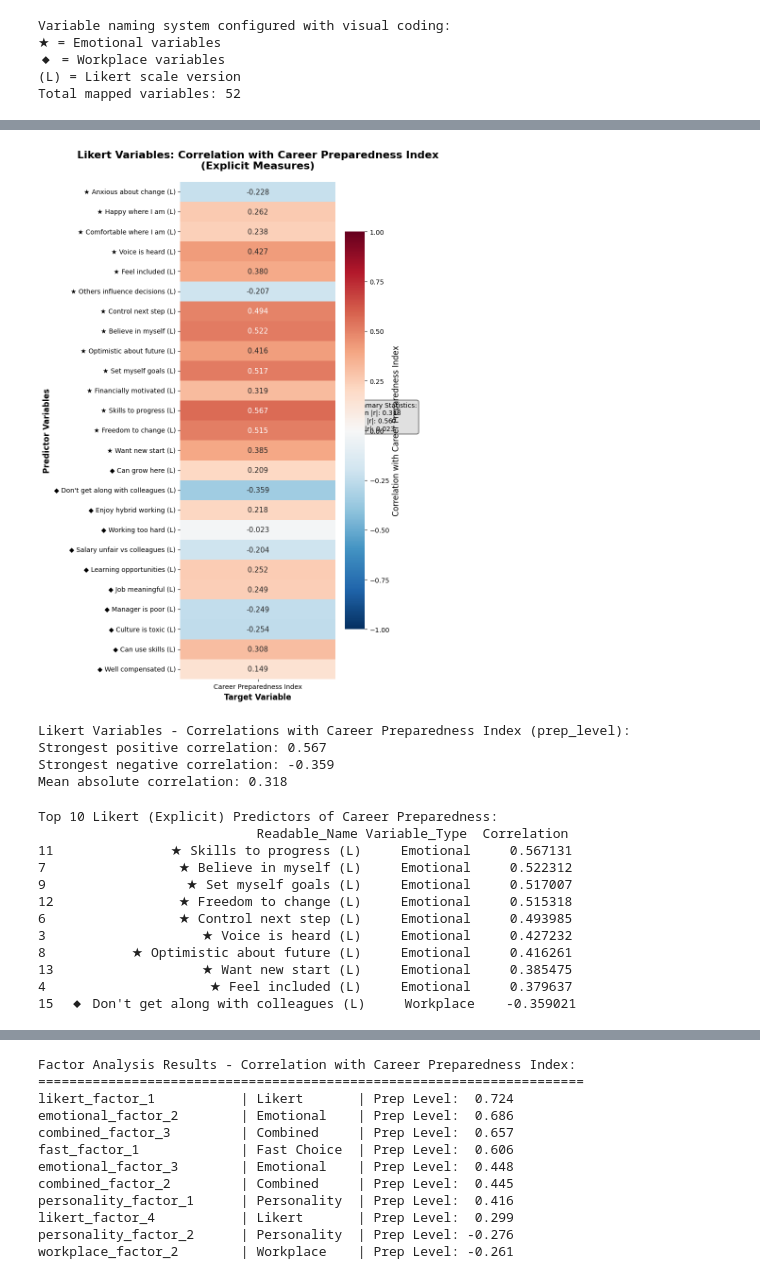
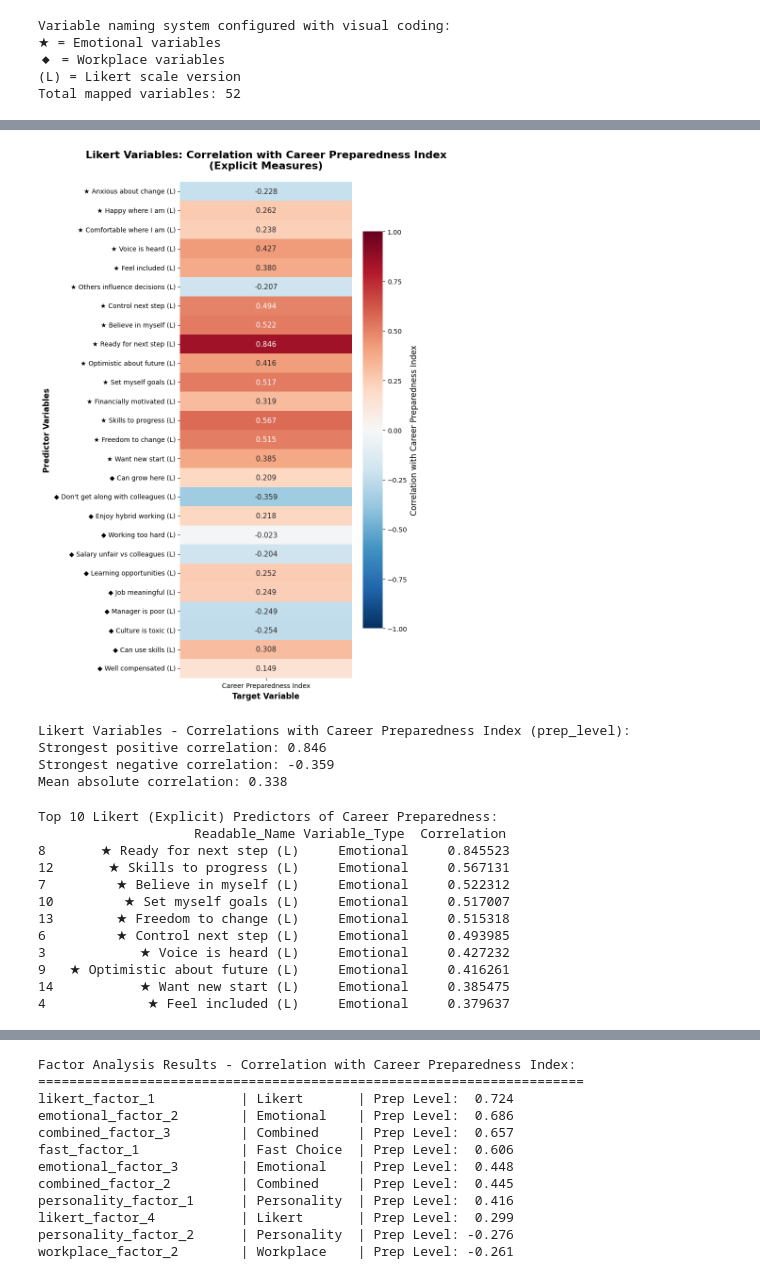
Before and after one commit to Ry-Rousseau/Career_Preparedness_Analysis, a Jupyter notebook: notebooks/predicting_preparedness.ipynb, the cells around one changed output, grey strips where cells are left out. Drawn from its saved outputs; the diff is of its cells as text; code cells hidden in the pictures.

Commit message:
final visualizations

```diff
--- a/notebooks/predicting_preparedness.ipynb
+++ b/notebooks/predicting_preparedness.ipynb
@@ -41,8 +41,8 @@ print(f"Using dataset with factor analysis results")
 preparedness_vars = ['es_fgen', 'el_lgen']  # Fast choice and Likert versions
 
 # Define emotional predictors
-emotional_fast = [col for col in data.columns if col.startswith('es_') and col != 'es_fgen']
-emotional_likert = [col for col in data.columns if col.startswith('el_') and col != 'el_lgen']
+emotional_fast = [col for col in data.columns if col.startswith('es_')] #and col != 'es_fgen']
+emotional_likert = [col for col in data.columns if col.startswith('el_')] #and col != 'el_lgen']
 
 # Define workplace predictors
 workplace_fast = [col for col in data.columns if col.startswith('wfs_')]
@@ -353,49 +348,44 @@ Mean absolute correlation: 0.201
 likert_predictors_analysis = emotional_likert + workplace_likert
 likert_prep_correlations = data[likert_predictors_analysis + ['prep_level']].corr()[['prep_level']]
 
 # Create a horizontal heatmap showing correlations with prep_level
 fig, ax = plt.subplots(figsize=(8, 12))
 
 # Get correlations with prep_level (excluding prep_level itself)
 likert_prep_corr_values = likert_prep_correlations.drop('prep_level')
 
 # Create readable names for variables
 likert_readable_names = [all_names[var] for var in likert_prep_corr_values.index]
 
 # Create horizontal heatmap
 sns.heatmap(likert_prep_corr_values.values.reshape(-1, 1),
-           annot=True, fmt='.3f', cmap="RdBu_r", center=0,
-           cbar_kws={"shrink": .8, "label": "Correlation with Career Preparedness Index"},
-           vmin=-1, vmax=1, ax=ax,
-           yticklabels=likert_readable_names,
-           xticklabels=['Career Preparedness Index'])
+                   annot=True, fmt='.3f', cmap="RdBu_r", center=0,
+                   cbar_kws={"shrink": .8, "label": "Correlation with Career Preparedness Index"},
+                   vmin=-1, vmax=1, ax=ax,
+                   yticklabels=likert_readable_names,
+                   xticklabels=['Career Preparedness Index'])
 
 ax.set_title("Likert Variables: Correlation with Career Preparedness Index\n(Explicit Measures)",
-             fontsize=16, pad=20, fontweight='bold')
+                         fontsize=16, pad=20, fontweight='bold')
 ax.set_xlabel('Target Variable', fontsize=12, fontweight='bold')
 ax.set_ylabel('Predictor Variables', fontsize=12, fontweight='bold')
 
 # Improve tick label formatting
 ax.set_yticklabels(ax.get_yticklabels(), rotation=0, fontsize=10)
-
-# Add summary statistics
-likert_prep_corr_stats = likert_prep_corr_values['prep_level'].abs()
-ax.text(1.1, 0.5, f'Summary Statistics:\nMean |r|: {likert_prep_corr_stats.mean():.3f}\nMax |r|: {likert_prep_corr_stats.max():.3f}\nMin |r|: {likert_prep_corr_stats.min():.3f}',
-        transform=ax.transAxes, fontsize=10, bbox=dict(boxstyle="round,pad=0.3", facecolor="lightgray", alpha=0.7))
 
 plt.tight_layout()
 plt.show()
 
 print(f"Likert Variables - Correlations with Career Preparedness Index (prep_level):")
 print(f"Strongest positive correlation: {likert_prep_corr_values['prep_level'].max():.3f}")
 print(f"Strongest negative correlation: {likert_prep_corr_values['prep_level'].min():.3f}")
 print(f"Mean absolute correlation: {likert_prep_corr_values['prep_level'].abs().mean():.3f}")
 # %% [output]
-[figure, old version]
+[figure, new version]
 Likert Variables - Correlations with Career Preparedness Index (prep_level):
-Strongest positive correlation: 0.567
+Strongest positive correlation: 0.846
 Strongest negative correlation: -0.359
-Mean absolute correlation: 0.318
+Mean absolute correlation: 0.338
 # %%
 # Correlation analysis for Likert (explicit) variables with Career Preparedness Index
 likert_predictors = emotional_likert + workplace_likert
@@ -423,17 +413,17 @@ print("Top 10 Likert (Explicit) Predictors of Career Preparedness:")
 print(corr_summary_likert[['Readable_Name', 'Variable_Type', 'Correlation']].head(10))
 # %% [output]
 Top 10 Likert (Explicit) Predictors of Career Preparedness:
-                            Readable_Name Variable_Type  Correlation
-11               ★ Skills to progress (L)     Emotional     0.567131
-7                 ★ Believe in myself (L)     Emotional     0.522312
-9                  ★ Set myself goals (L)     Emotional     0.517007
-12                ★ Freedom to change (L)     Emotional     0.515318
-6                 ★ Control next step (L)     Emotional     0.493985
-3                    ★ Voice is heard (L)     Emotional     0.427232
-8           ★ Optimistic about future (L)     Emotional     0.416261
-13                   ★ Want new start (L)     Emotional     0.385475
-4                     ★ Feel included (L)     Emotional     0.379637
-15  ◆ Don't get along with colleagues (L)     Workplace    -0.359021
+                    Readable_Name Variable_Type  Correlation
+8       ★ Ready for next step (L)     Emotional     0.845523
+12       ★ Skills to progress (L)     Emotional     0.567131
+7         ★ Believe in myself (L)     Emotional     0.522312
+10         ★ Set myself goals (L)     Emotional     0.517007
+13        ★ Freedom to change (L)     Emotional     0.515318
+6         ★ Control next step (L)     Emotional     0.493985
+3            ★ Voice is heard (L)     Emotional     0.427232
+9   ★ Optimistic about future (L)     Emotional     0.416261
+14           ★ Want new start (L)     Emotional     0.385475
+4             ★ Feel included (L)     Emotional     0.379637
 # %%
 # Correlation analysis for Fast Choice (implicit) variables with Career Preparedness Index
 fast_predictors = emotional_fast + workplace_fast
```
Also changed, not shown: parts of 10 cells of this notebook, 3 other files.
